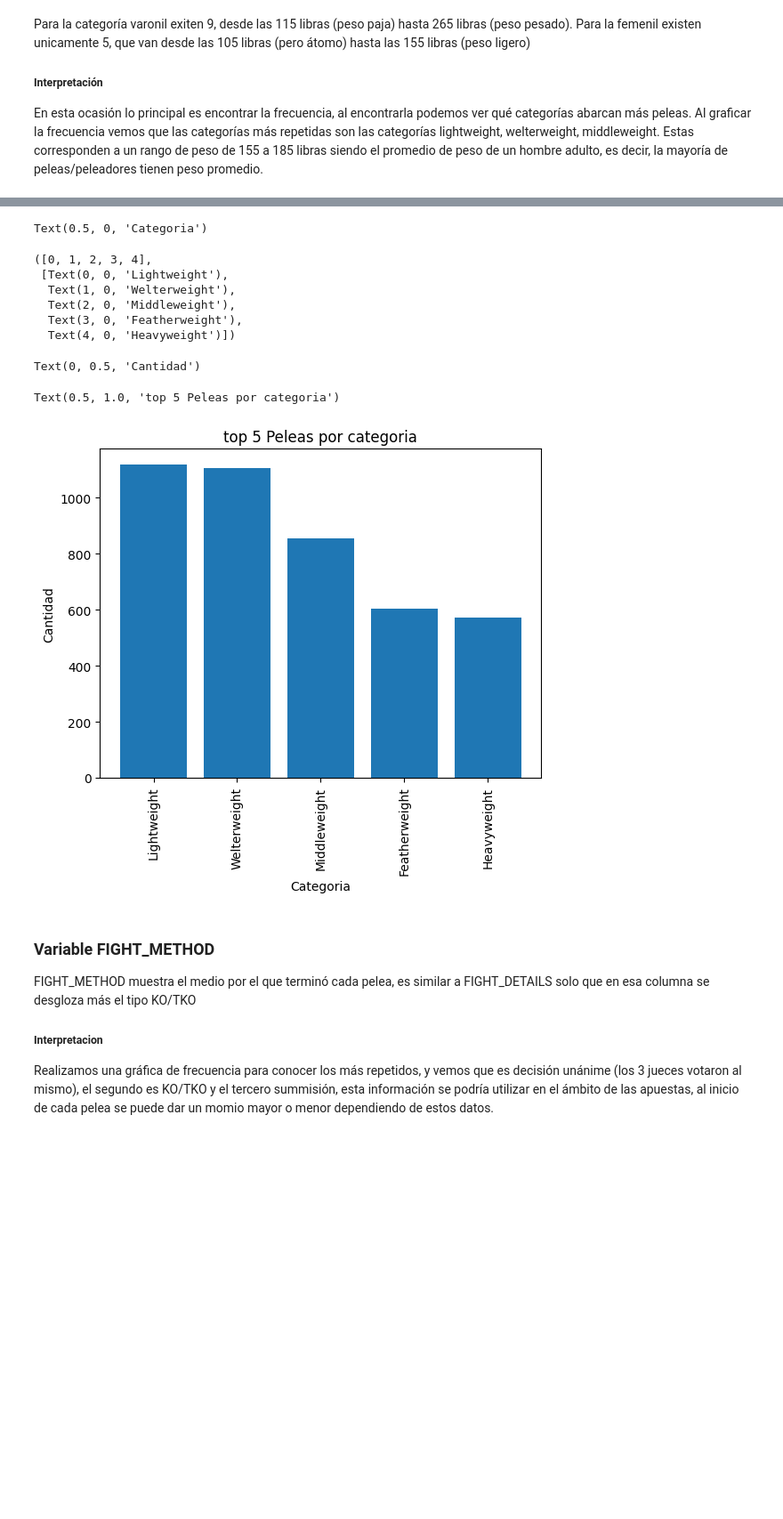
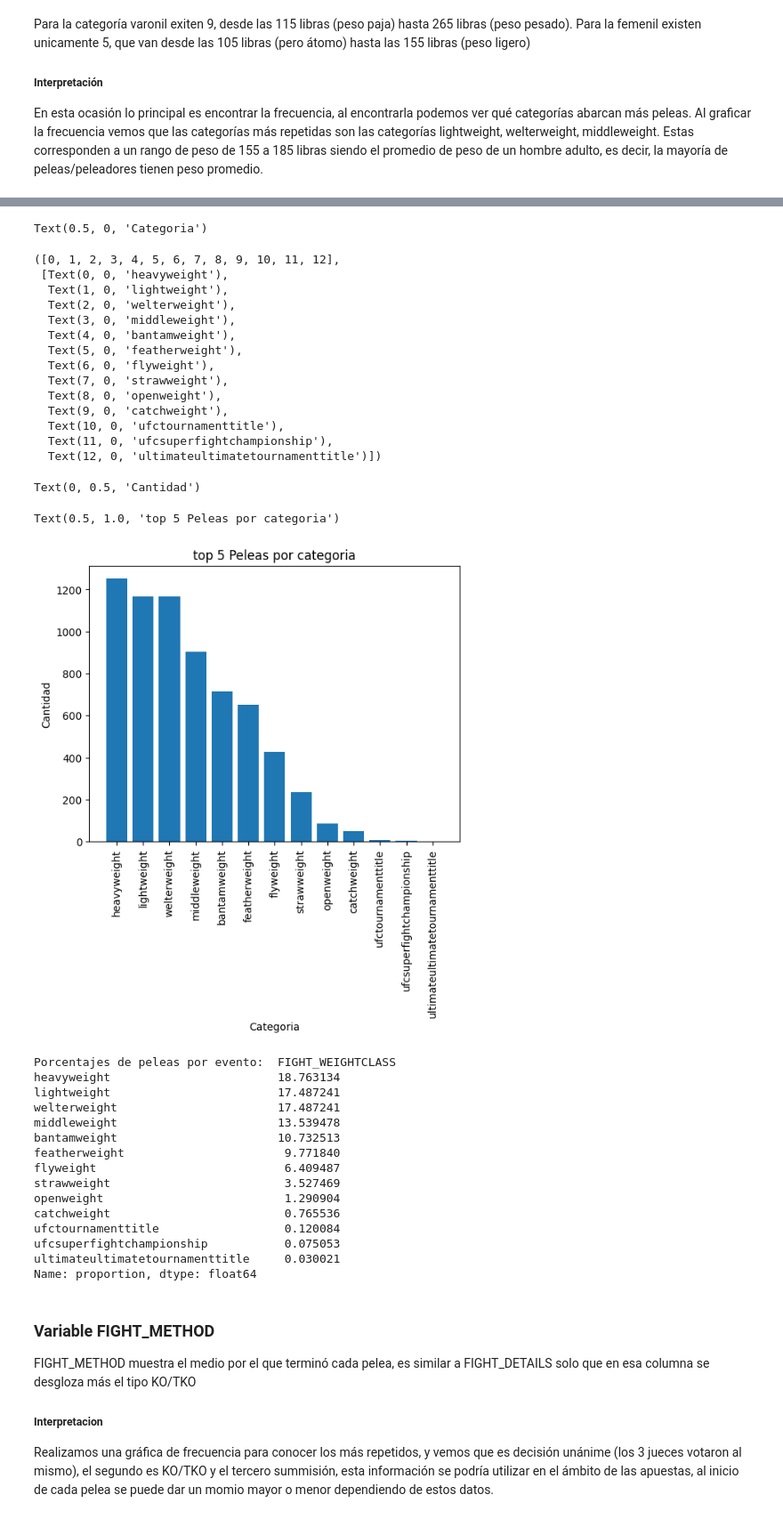
Before and after one commit to YaotecatlMtz/analisisUFC, a Jupyter notebook: primeraEntregaProyecto.ipynb, the cells around one changed output, grey strips where cells are left out. Shown at 89% size. Saved outputs shown, nothing was run; the diff lists cells and outputs as text; code cells hidden in the pictures; blank space fills up the shorter version.

```diff
--- a/primeraEntregaProyecto.ipynb
+++ b/primeraEntregaProyecto.ipynb
@@ -294,0 +296,18 @@ FIGHT_WINNER – Moda: DONALD CERRONE
+# %%
+# Limpiamos la columna antes de dejar solo la categoria de peso
+import re
+def limpiar_categoria(categoria):
+    cleaned_categoria = re.sub(r'[^a-zA-Z]', '', categoria)
+    return cleaned_categoria.lower()
+
+df['FIGHT_WEIGHTCLASS'] = df['FIGHT_WEIGHTCLASS'].apply(limpiar_categoria)
+# %%
+# Creamos una columna separada con el genero de la pelea
+
+def genderColumn(element):
+    if 'women' in element:
+        return 'female'
+    else:
+        return 'male'
+
+df['GENDER'] = df['FIGHT_WEIGHTCLASS'].apply(genderColumn)
@@ -294,0 +332,13 @@ FIGHT_WINNER – Moda: DONALD CERRONE
+# %%
+def limpiar_categoria(element):
+    # Elimina caracteres especiales y espacios
+    categories = ['strawweight','flyweight','bantamweight','featherweight','lightweight','welterweight','middleweight','heavyweight','lightheavyweight',
+                  'heavyweight','openweight', 'ufctournamenttitle']
+
+    for c in categories:
+        if(c in element):
+            element = c
+
+    return element  # Convierte a minúsculas
+
+df['FIGHT_WEIGHTCLASS'] = df['FIGHT_WEIGHTCLASS'].apply(limpiar_categoria)
@@ -411,12 +540,13 @@ Al graficar la frecuencia vemos que las categorías más repetidas son las categ
 # %%
-weightClass = df['FIGHT_WEIGHTCLASS'].value_counts()
-weightClass = weightClass.head()
-
 
 plt.bar(weightClass.index, weightClass.values)
 plt.xlabel('Categoria')
 plt.xticks(rotation=90)
 plt.ylabel('Cantidad')
-plt.title('top 5 Peleas por categoria')
+plt.title('Peleas por categoria')
 plt.show()
+
+# Porcentaje de peleas
+porcentajes = df['FIGHT_WEIGHTCLASS'].value_counts(normalize=True)
+print('Porcentajes de peleas por evento: ', porcentajes*100)
 # %% [output]
@@ -424,13 +554,36 @@ plt.show()
 Text(0.5, 0, 'Categoria')
-([0, 1, 2, 3, 4],
- [Text(0, 0, 'Lightweight'),
-  Text(1, 0, 'Welterweight'),
-  Text(2, 0, 'Middleweight'),
-  Text(3, 0, 'Featherweight'),
-  Text(4, 0, 'Heavyweight')])
+([0, 1, 2, 3, 4, 5, 6, 7, 8, 9, 10, 11, 12],
+ [Text(0, 0, 'heavyweight'),
+  Text(1, 0, 'lightweight'),
+  Text(2, 0, 'welterweight'),
+  Text(3, 0, 'middleweight'),
+  Text(4, 0, 'bantamweight'),
+  Text(5, 0, 'featherweight'),
+  Text(6, 0, 'flyweight'),
+  Text(7, 0, 'strawweight'),
+  Text(8, 0, 'openweight'),
+  Text(9, 0, 'catchweight'),
+  Text(10, 0, 'ufctournamenttitle'),
+  Text(11, 0, 'ufcsuperfightchampionship'),
+  Text(12, 0, 'ultimateultimatetournamenttitle')])
 Text(0, 0.5, 'Cantidad')
 Text(0.5, 1.0, 'top 5 Peleas por categoria')
-[figure, old version]
+[figure, new version]
+Porcentajes de peleas por evento:  FIGHT_WEIGHTCLASS
+heavyweight                        18.763134
+lightweight                        17.487241
+welterweight                       17.487241
+middleweight                       13.539478
+bantamweight                       10.732513
+featherweight                       9.771840
+flyweight                           6.409487
+strawweight                         3.527469
+openweight                          1.290904
+catchweight                         0.765536
+ufctournamenttitle                  0.120084
+ufcsuperfightchampionship           0.075053
+ultimateultimatetournamenttitle     0.030021
+Name: proportion, dtype: float64
 # %% [markdown]
 ### Variable FIGHT_METHOD
 FIGHT_METHOD muestra el medio por el que terminó cada pelea, es similar a FIGHT_DETAILS solo que en esa columna se desgloza más el tipo KO/TKO
```
Also changed, not shown: parts of 18 cells of this notebook.
